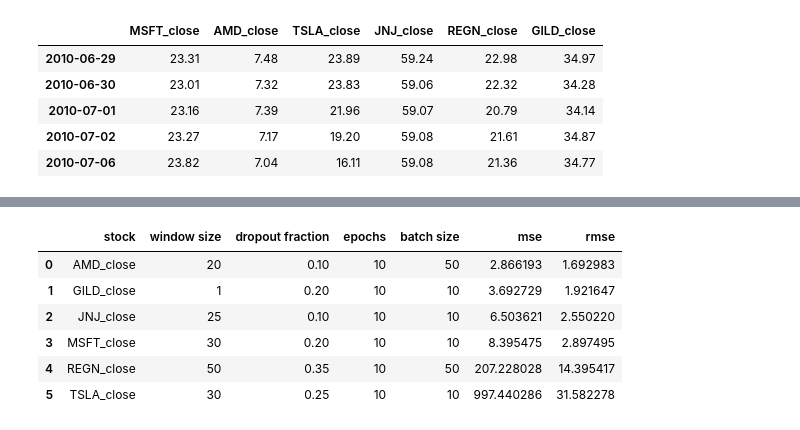
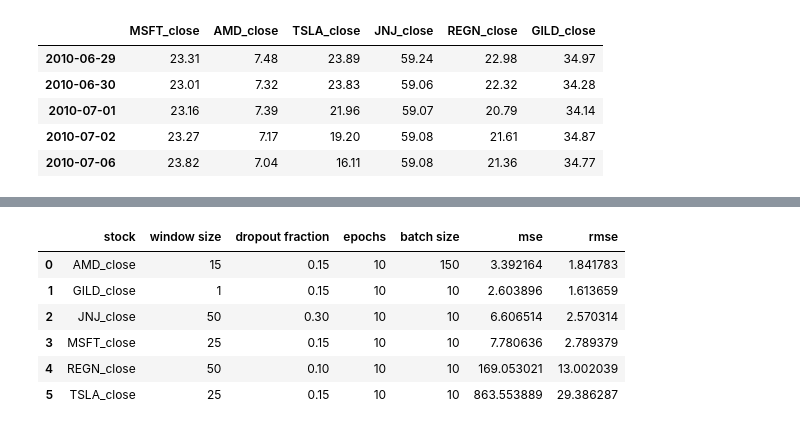
Before and after one commit to DT021/Twitter_Sentiment_Analysis_-_LSTM_Price_Prediction, a Jupyter notebook: Toufic/full_iter_1lstm.ipynb, the cells around one changed output, grey strips where cells are left out. Saved outputs shown, nothing was run; the diff lists cells and outputs as text; code cells hidden in the pictures.

```diff
--- a/data/full_iter_1lstm.ipynb
+++ b/Toufic/full_iter_1lstm.ipynb
@@ -239,35 +239,36 @@ eval_summary
 # %%
 dict_best_performers = {
     'stock':[],
     'window size':[],
     'dropout fraction':[],
     'epochs':[],
     'batch size':[],
     'mse':[],
     'rmse':[]
 }
 
-for i in [1.692983,1.921647,2.550220,2.897495,14.395417,31.582278]:
+for i in [1.841783,1.613659,2.570314,2.789379,13.002039,29.386287]:
 #     train_test_eval.iloc[train_test_eval.index[train_test_eval['rmse'].round(6)==i]]
 
     dict_best_performers['stock'].append(train_test_eval.iloc[train_test_eval.index[train_test_eval['rmse'].round(6)==i],0].values[0])
     dict_best_performers['window size'].append(train_test_eval.iloc[train_test_eval.index[train_test_eval['rmse'].round(6)==i],1].values[0])
     dict_best_performers['dropout fraction'].append(train_test_eval.iloc[train_test_eval.index[train_test_eval['rmse'].round(6)==i],2].values[0])
     dict_best_performers['epochs'].append(train_test_eval.iloc[train_test_eval.index[train_test_eval['rmse'].round(6)==i],3].values[0])
     dict_best_performers['batch size'].append(train_test_eval.iloc[train_test_eval.index[train_test_eval['rmse'].round(6)==i],4].values[0])
     dict_best_performers['mse'].append(train_test_eval.iloc[train_test_eval.index[train_test_eval['rmse'].round(6)==i],5].values[0])
     dict_best_performers['rmse'].append(train_test_eval.iloc[train_test_eval.index[train_test_eval['rmse'].round(6)==i],6].values[0])
 
 df_best_performers = pd.DataFrame(dict_best_performers)
+df_best_performers.to_csv('df_best_performers_1lstm.csv')
 df_best_performers
 # %% [output]
 |  | stock | window size | dropout fraction | epochs | batch size | mse | rmse |
-| 0 | AMD_close | 20 | 0.10 | 10 | 50 | 2.866193 | 1.692983 |
-| 1 | GILD_close | 1 | 0.20 | 10 | 10 | 3.692729 | 1.921647 |
-| 2 | JNJ_close | 25 | 0.10 | 10 | 10 | 6.503621 | 2.550220 |
-| 3 | MSFT_close | 30 | 0.20 | 10 | 10 | 8.395475 | 2.897495 |
-| 4 | REGN_close | 50 | 0.35 | 10 | 50 | 207.228028 | 14.395417 |
-| 5 | TSLA_close | 30 | 0.25 | 10 | 10 | 997.440286 | 31.582278 |
+| 0 | AMD_close | 15 | 0.15 | 10 | 150 | 3.392164 | 1.841783 |
+| 1 | GILD_close | 1 | 0.15 | 10 | 10 | 2.603896 | 1.613659 |
+| 2 | JNJ_close | 50 | 0.30 | 10 | 10 | 6.606514 | 2.570314 |
+| 3 | MSFT_close | 25 | 0.15 | 10 | 10 | 7.780636 | 2.789379 |
+| 4 | REGN_close | 50 | 0.10 | 10 | 10 | 169.053021 | 13.002039 |
+| 5 | TSLA_close | 25 | 0.15 | 10 | 10 | 863.553889 | 29.386287 |
 # %%
 epoch_iters = {
     'stock':[],
```
Also changed, not shown: parts of 6 cells of this notebook, 44 other files.
